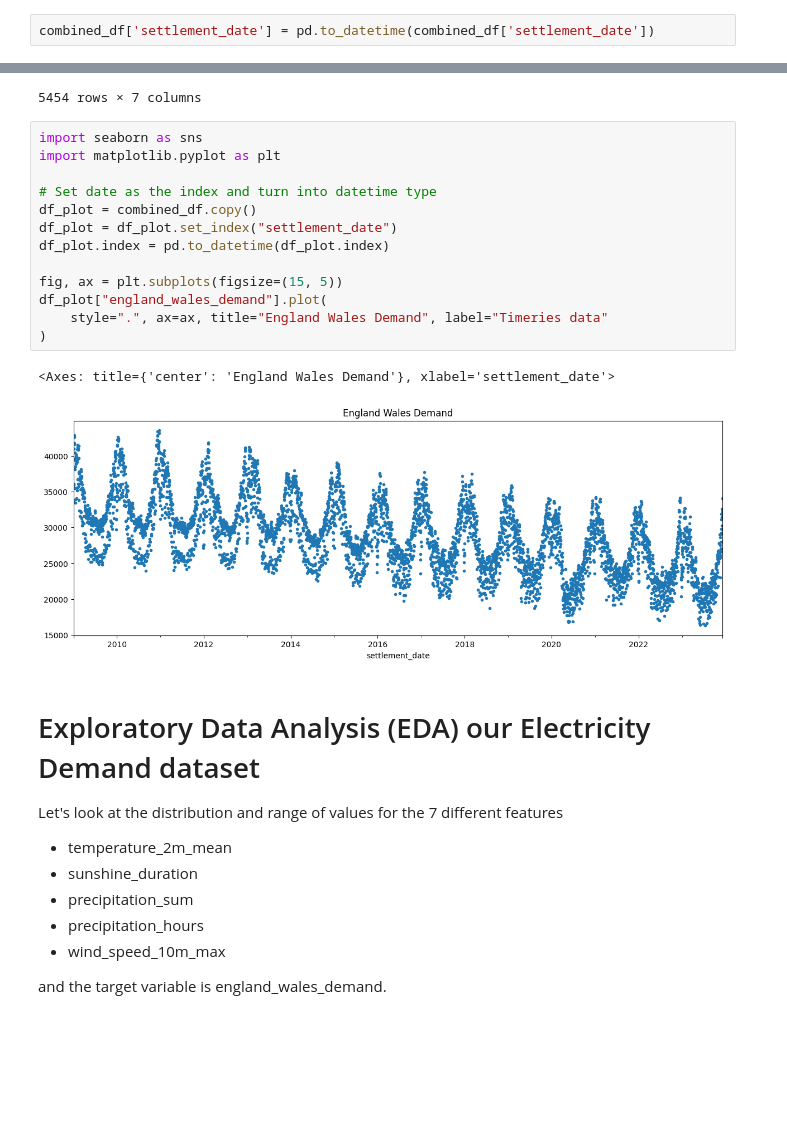
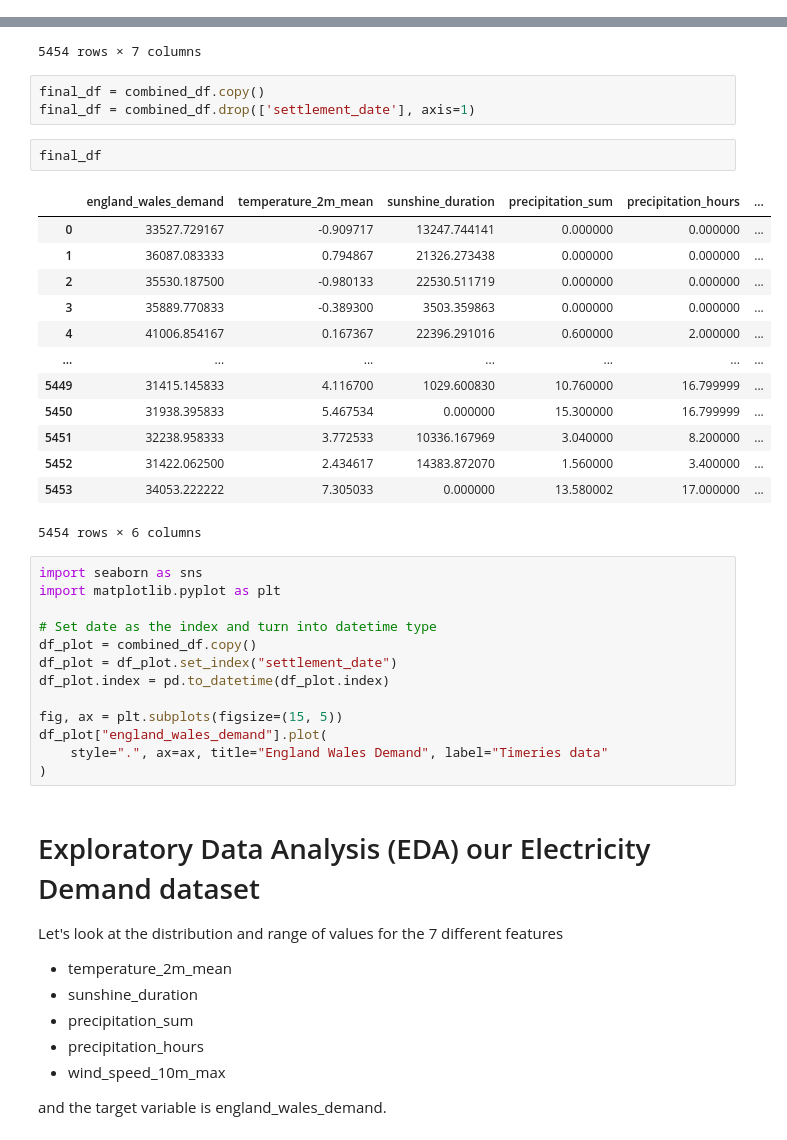
Before and after one commit to aym1king/ID2223-Project, a Jupyter notebook: Data_Prep.ipynb, the cells around one changed output, grey strips where cells are left out. Cells and saved outputs as stored; diff of their text form; blank space fills up the shorter version.

```diff
--- a/Data_Prep.ipynb
+++ b/Data_Prep.ipynb
@@ -193,5 +193,3 @@ weather_df
 5454 rows × 5 columns
 # %%
 combined_df = pd.concat([df3, weather_df], axis=1)
-# %%
-combined_df['settlement_date'] = pd.to_datetime(combined_df['settlement_date'])
@@ -226,6 +209,25 @@ combined_df
 | 5452 | 2023-12-06 | 31422.062500 | 2.434617 | 14383.872070 | 1.560000 | ... |
 | 5453 | 2023-12-07 | 34053.222222 | 7.305033 | 0.000000 | 13.580002 | ... |
 5454 rows × 7 columns
+# %%
+final_df = combined_df.copy()
+final_df = combined_df.drop(['settlement_date'], axis=1)
+# %%
+final_df
+# %% [output]
+|  | england_wales_demand | temperature_2m_mean | sunshine_duration | precipitation_sum | precipitation_hours | ... |
+| 0 | 33527.729167 | -0.909717 | 13247.744141 | 0.000000 | 0.000000 | ... |
+| 1 | 36087.083333 | 0.794867 | 21326.273438 | 0.000000 | 0.000000 | ... |
+| 2 | 35530.187500 | -0.980133 | 22530.511719 | 0.000000 | 0.000000 | ... |
+| 3 | 35889.770833 | -0.389300 | 3503.359863 | 0.000000 | 0.000000 | ... |
+| 4 | 41006.854167 | 0.167367 | 22396.291016 | 0.600000 | 2.000000 | ... |
+| ... | ... | ... | ... | ... | ... | ... |
+| 5449 | 31415.145833 | 4.116700 | 1029.600830 | 10.760000 | 16.799999 | ... |
+| 5450 | 31938.395833 | 5.467534 | 0.000000 | 15.300000 | 16.799999 | ... |
+| 5451 | 32238.958333 | 3.772533 | 10336.167969 | 3.040000 | 8.200000 | ... |
+| 5452 | 31422.062500 | 2.434617 | 14383.872070 | 1.560000 | 3.400000 | ... |
+| 5453 | 34053.222222 | 7.305033 | 0.000000 | 13.580002 | 17.000000 | ... |
+5454 rows × 6 columns
 # %%
 import seaborn as sns
 import matplotlib.pyplot as plt
@@ -239,9 +241,6 @@ fig, ax = plt.subplots(figsize=(15, 5))
 df_plot["england_wales_demand"].plot(
     style=".", ax=ax, title="England Wales Demand", label="Timeries data"
 )
-# %% [output]
-<Axes: title={'center': 'England Wales Demand'}, xlabel='settlement_date'>
-[figure, removed]
 # %% [markdown]
 # Exploratory Data Analysis (EDA) our Electricity Demand dataset
 Let's look at the distribution and range of values for the 7 different features
```
Also changed, not shown: parts of 2 cells of this notebook.
